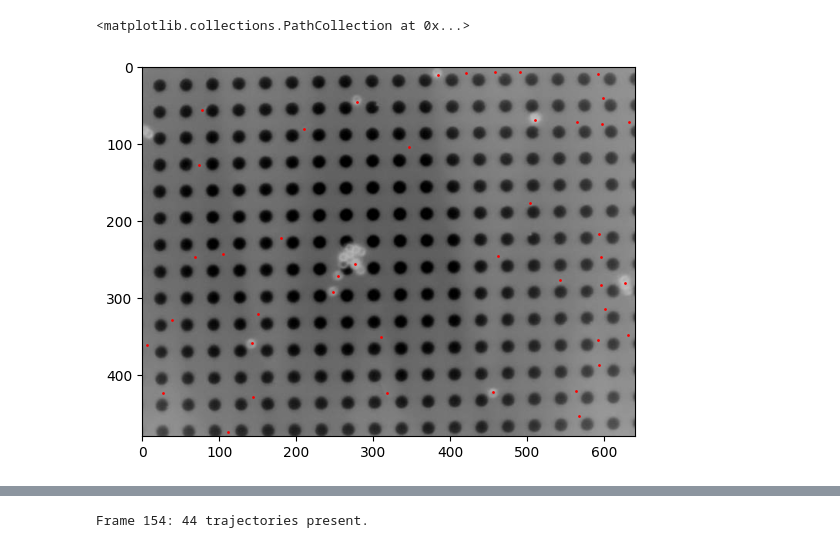
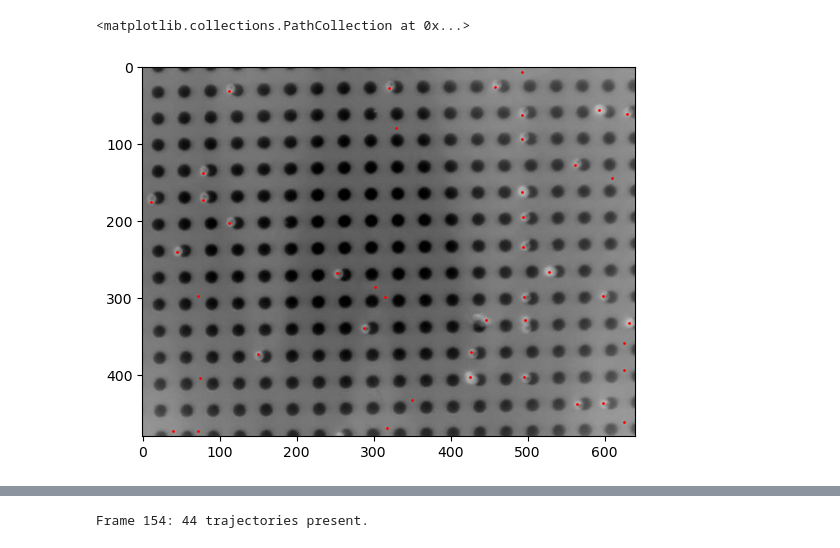
Before and after one commit to bucket420/ParticleTracking, a Jupyter notebook: track.ipynb, the cells around one changed output, grey strips where cells are left out. Drawn from its saved outputs; the diff is of its cells as text; code cells hidden in the pictures.

```diff
--- a/track.ipynb
+++ b/track.ipynb
@@ -32,3 +19,8 @@ model.load_weights("models\detection\weights")
+# %%
+tracker = Tracker(root_folder="D:\\OneDrive\\Desktop\\All\\magnetlab\\20230718\\",
+                  detection_model="models\detection\weights",
+                  scale=0.294,
+                  fps = 56.95)
 # %%
 alpha = 0.5
 beta = 1 - alpha
@@ -39,6 +28,6 @@ fps = 56.95
 # %%
-sample = extract_frames("D:\\OneDrive\\Desktop\\All\\magnetlab\\20230718\\22HzRMy1M270.avi")[30]
-sample_detections = detect_frame(sample, model, alpha=alpha, beta=beta, cutoff=cutoff)
+sample = tracker.random_frame()
+sample_detections = tracker.detect_frame(sample, alpha=alpha, beta=beta, cutoff=cutoff)
 plt.imshow(sample)
 plt.scatter(sample_detections[:, 1], sample_detections[:, 0], color="r", s=1)
 # %% [output]
@@ -46,2 +35,2 @@ plt.scatter(sample_detections[:, 1], sample_detections[:, 0], color="r", s=1)
 <matplotlib.collections.PathCollection at 0x...>
-[figure, old version]
+[figure, new version]
```
Also changed, not shown: parts of 13 cells of this notebook, 5 other files.
